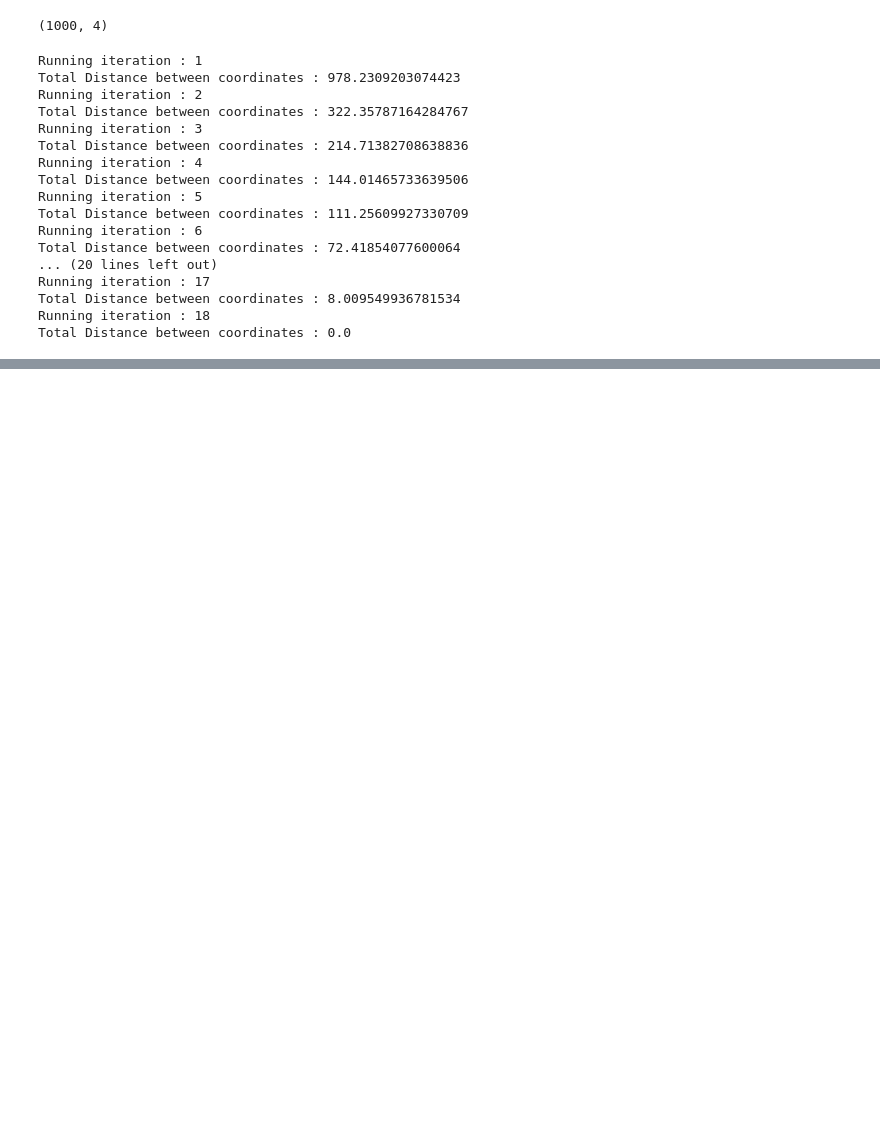
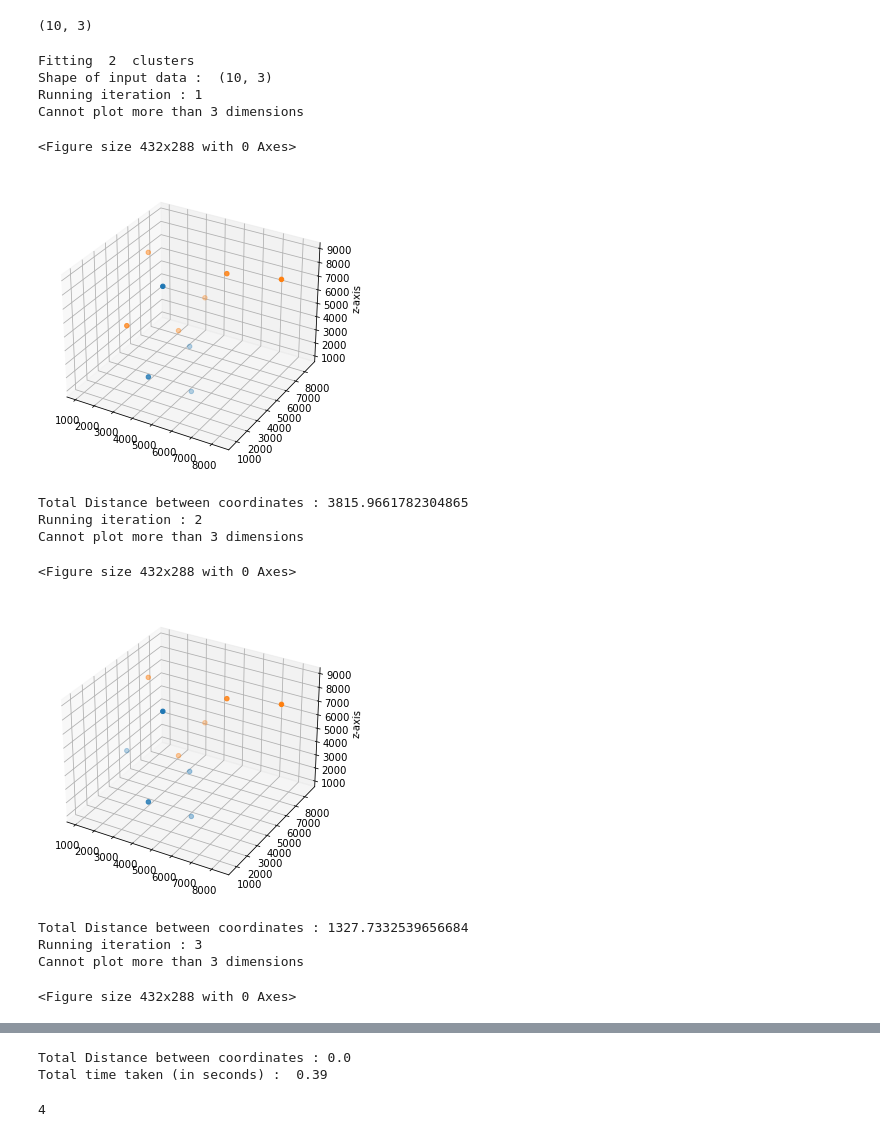
Before and after one commit to Tarungarg98/ML_Algos, a Jupyter notebook: KMeans Scratch.ipynb, the cells around one changed output, grey strips where cells are left out. Saved outputs shown, nothing was run; the diff lists cells and outputs as text; code cells hidden in the pictures; blank space fills up the shorter version.

Commit message:
Updated KMeans

```diff
--- a/KMeans Scratch.ipynb
+++ b/KMeans Scratch.ipynb
@@ -29,3 +18,8 @@ def generate_random_points_n_spaces(x1,x2,no_of_points,dim=3):
             xyx.append(x)
         coordinates.append(tuple(xyx))
     return np.array(coordinates)
+
+coordinates=generate_random_points_n_spaces(x1=100,x2=10000,no_of_points=10,dim=3)
+coordinates.shape
+# %% [output]
+(10, 3)
@@ -39,8 +25,0 @@ def generate_centroids(min_val,max_val,no_of_points):
-# %%
-#coordinates=generate_random_points(x1=1,x2=100,y1=1,y2=100,no_of_points=500,z1=1,z2=100,d3=1)
-#coordinates=generate_random_points(x1=1,x2=100,y1=1,y2=100,no_of_points=100)
-coordinates=generate_random_points_n_spaces(x1=1,x2=1000,no_of_points=1000,dim=4)
-# %%
-coordinates.shape
-# %% [output]
-(1000, 4)
@@ -136,21 +26,19 @@ class KMeans:
 # %%
-obj=KMeans(coordinates,no_of_clusters=5,plot=0,max_iter=50)
+obj=Unsupervised_TG.KMeans_TG(coordinates,no_of_clusters=2,plot=2,max_iter=30)
 obj.main()
 # %% [output]
+Fitting  2  clusters
+Shape of input data :  (10, 3)
 Running iteration : 1
-Total Distance between coordinates : 978.2309203074423
-Running iteration : 2
-Total Distance between coordinates : 322.35787164284767
-Running iteration : 3
-Total Distance between coordinates : 214.71382708638836
-Running iteration : 4
-Total Distance between coordinates : 144.01465733639506
-Running iteration : 5
-Total Distance between coordinates : 111.25609927330709
-Running iteration : 6
-Total Distance between coordinates : 72.41854077600064
-... (20 lines left out)
-Running iteration : 17
-Total Distance between coordinates : 8.009549936781534
-Running iteration : 18
-Total Distance between coordinates : 0.0
+Cannot plot more than 3 dimensions
+<Figure size 432x288 with 0 Axes>
+[figure, added]
+Total Distance between coordinates : 3815.9661782304865
+Running iteration : 2
+Cannot plot more than 3 dimensions
+<Figure size 432x288 with 0 Axes>
+[figure, added]
+Total Distance between coordinates : 1327.7332539656684
+Running iteration : 3
+Cannot plot more than 3 dimensions
+<Figure size 432x288 with 0 Axes>
@@ -156,0 +46,6 @@ Total Distance between coordinates : 0.0
+Total Distance between coordinates : 0.0
+Total time taken (in seconds) :  0.39
+# %%
+len(obj.cluster_dict[0])
+# %% [output]
+4
```
Also changed, not shown: parts of 5 cells of this notebook, 1 other file.
